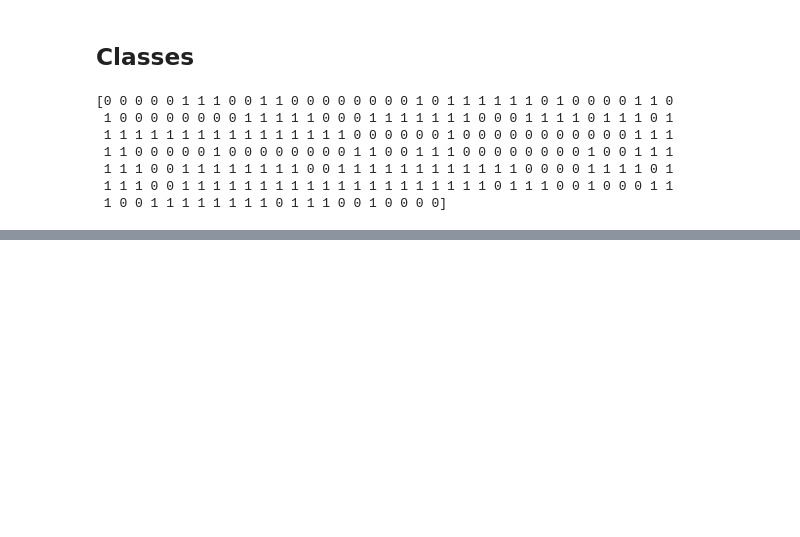
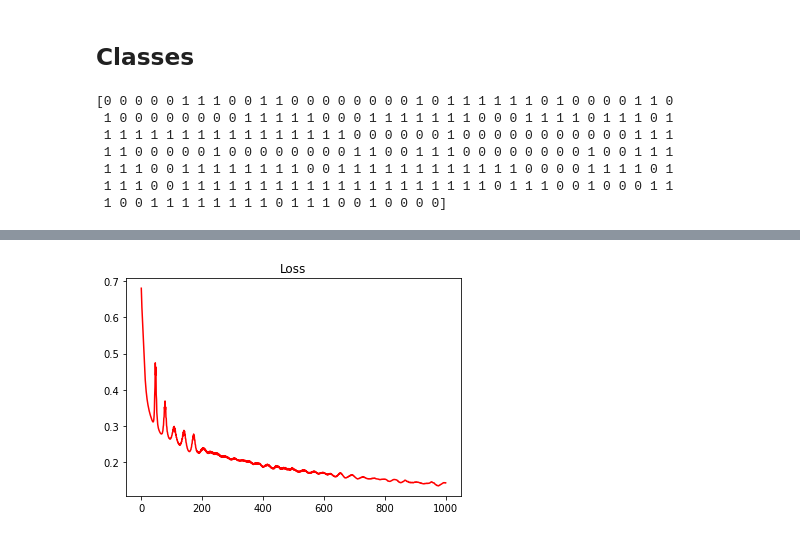
Before and after one commit to saifulabroriy/FP-Kecerdasan-Buatan, a Jupyter notebook: 2 - Klasifikasi Algerian Forest.ipynb, the cells around one changed output, grey strips where cells are left out. Drawn from its saved outputs; the diff is of its cells as text; code cells hidden in the pictures; blank space fills up the shorter version.

Commit message:
add hidden layer hyperparameter & data variation

```diff
--- a/2 - Klasifikasi Algerian Forest.ipynb
+++ b/2 - Klasifikasi Algerian Forest.ipynb
@@ -5,4 +5,8 @@
 # %%
 import pandas as pd
 import numpy as np
+import matplotlib.pyplot as plt
+
+highest_accuracy1 = 0
+highest_accuracy2 = 0
 # %% [markdown]
@@ -71,8 +84,17 @@ for item in classes:
         outputs.append(1)
 
 y = np.array(outputs)
+print(y)
 
-print(y)
+# Variasi Data Training dan Testing 1
+y_train1 = y[:200]
+y_validation1 = y[:20]
+y_test1 = y[200:]
+
+# Variasi Data Training dan Testing 1
+y_train2 = y[:122]
+y_validation2 = y[:20]
+y_test2 = y[122:]
 # %% [output]
 [0 0 0 0 0 1 1 1 0 0 1 1 0 0 0 0 0 0 0 0 1 0 1 1 1 1 1 1 0 1 0 0 0 0 1 1 0
  1 0 0 0 0 0 0 0 0 1 1 1 1 1 0 0 0 1 1 1 1 1 1 1 0 0 0 1 1 1 1 0 1 1 1 0 1
@@ -252,14 +276,8 @@ class Optimizer_SGD:
 # %%
-# Hidden Layer 1
+# Model
 dense1 = Layer_Dense(10, 64)
 activation1 = Activation_ReLU()
-
-# Hidden Layer 2
-dense2 = Layer_Dense(64, 64)
-activation2 = Activation_ReLU()
-
-# Output Layer
-dense3 = Layer_Dense(64, 2)
+dense2 = Layer_Dense(64, 2)
 
 # loss and softmax activation
 loss_activation = Activation_Softmax_Loss_CategoricalCrossentropy()
@@ -267,37 +285,67 @@ loss_activation = Activation_Softmax_Loss_CategoricalCrossentropy()
 # Optimizer
 optimizer = Optimizer_SGD(learning_rate=0.01)
 
+# For loss history
+log_loss = []
+
 # Training
-for epoch in range(10001):
-    dense1.forward(batch)
+for epoch in range(1001):
+    # Forwarding
+    dense1.forward(x_train1)
     activation1.forward(dense1.output)
+    dense2.forward(activation1.output)
 
-    dense2.forward(activation1.output)
-    activation2.forward(dense2.output)
+    # Calculate Loss
+    loss = loss_activation.forward(dense2.output, y_train1)
+    log_loss.append(loss)
 
-    dense3.forward(activation2.output)
+    # Get y predictions
+    y_pred = np.argmax(loss_activation.output, axis=1)
 
-    loss = loss_activation.forward(dense3.output, y)
+    # Calculate Accuracy
+    if len(y_train1.shape) == 2:
+        y_train = np.argmax(y_train1, axis=1)
+    accuracy = np.mean(y_pred == y_train1)
 
-    preds = np.argmax(loss_activation.output, axis=1)
-
-    if len(y.shape) == 2:
-        y = np.argmax(y, axis=1)
-    accuracy = np.mean(preds == y)
-
-    if not epoch % 100:
-        print(f'epoch: {epoch}, acc: {accuracy}, loss: {loss}')
+    if accuracy > highest_accuracy1:
+        highest_accuracy1 = accuracy
 
     # Backpropagation
-    loss_activation.backward(loss_activation.output, y)
-    dense3.backward(loss_activation.dinputs)
-    activation2.backward(dense3.dinputs)
-    dense2.backward(activation2.dinputs)
+    loss_activation.backward(loss_activation.output, y_train1)
+    dense2.backward(loss_activation.dinputs)
     activation1.backward(dense2.dinputs)
     dense1.backward(activation1.dinputs)
 
     # Update weights and biases
     optimizer.update_params(dense1)
     optimizer.update_params(dense2)
-    optimizer.update_params(dense3)
+
+print("Training")
+# Visualization
+plt.title('Loss')
+plt.plot(log_loss, '-r')
+plt.show()
+
+# epoch, loss, acc
+print(f'epoch: {epoch}, acc: {(accuracy * 100):.3f}%, loss: {(loss * 100):.3f}%')
+
+# Testing
+print("\nTesting")
+# Forwarding
+dense1.forward(x_test1)
+activation1.forward(dense1.output)
+dense2.forward(activation1.output)
+
+# Calculate Loss
+loss = loss_activation.forward(dense2.output, y_test1)
+
+# Get y predictions
+y_pred = np.argmax(loss_activation.output, axis=1)
+
+# Calculate Accuracy
+if len(y_test1.shape) == 2:
+    y_ = np.argmax(y_test1, axis=1)
+accuracy = np.mean(y_pred == y_test1)
+
+print(f'acc: {(accuracy * 100):.3f}%, loss: {(loss * 100):.3f}%')
 # %% [output]
@@ -320,0 +353 @@ epoch: 10000, acc: 1.0, loss: 0.010360939546120962
+[figure, added]
```
Also changed, not shown: parts of 13 cells of this notebook.
